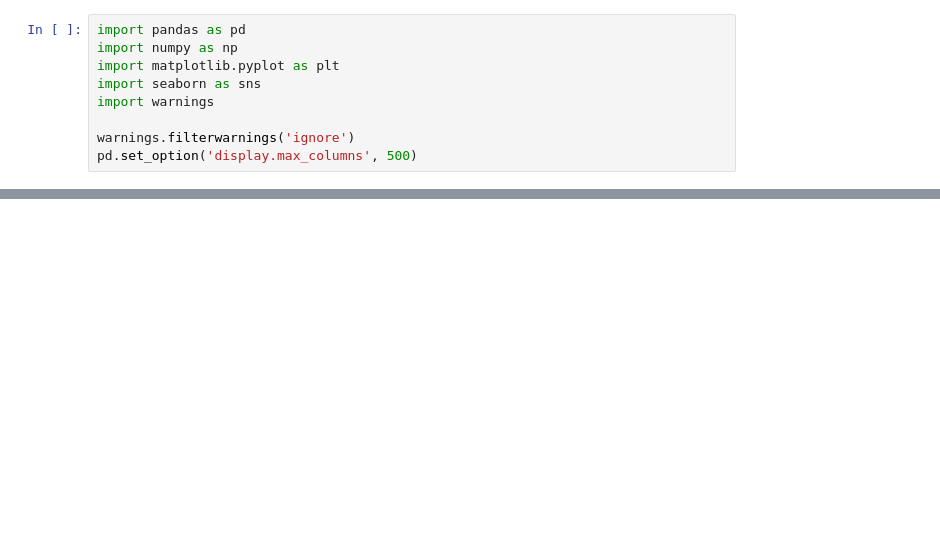
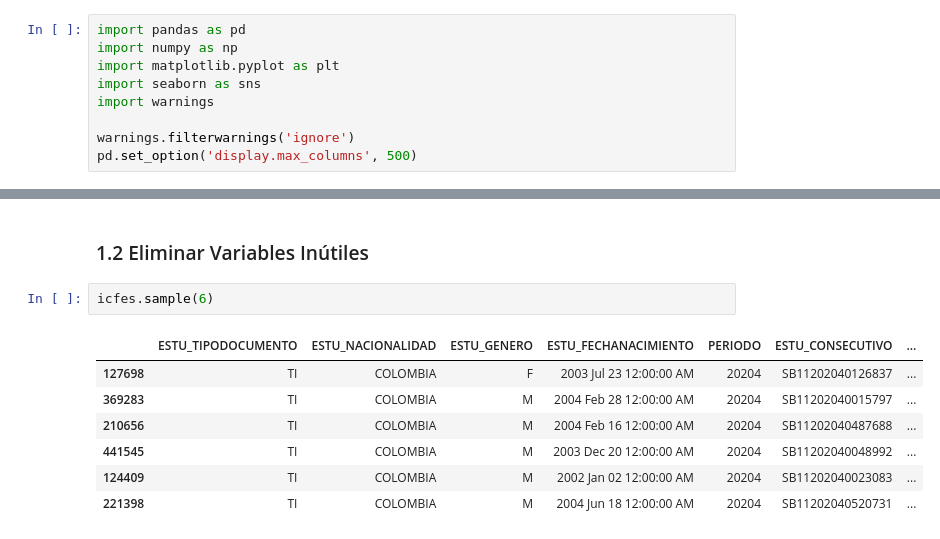
Before and after one commit to JorgeJordyJaimes/icfes-app, a Jupyter notebook: notebooks/1.carga-datos.ipynb, the cells around one changed output, grey strips where cells are left out. Saved outputs shown, nothing was run; the diff lists cells and outputs as text; blank space fills up the shorter version.

```diff
--- a/notebooks/1.carga-datos.ipynb
+++ b/notebooks/1.carga-datos.ipynb
@@ -32,0 +48,12 @@ Archivo cargado desde: C:\Users\CACTU\Downloads\Proyectos\icfes-2020\data\icfes.
+# %% [markdown]
+### 1.2 Eliminar Variables Inútiles
+# %%
+icfes.sample(6)
+# %% [output]
+|  | ESTU_TIPODOCUMENTO | ESTU_NACIONALIDAD | ESTU_GENERO | ESTU_FECHANACIMIENTO | PERIODO | ESTU_CONSECUTIVO | ... |
+| 127698 | TI | COLOMBIA | F | 2003 Jul 23 12:00:00 AM | 20204 | SB11202040126837 | ... |
+| 369283 | TI | COLOMBIA | M | 2004 Feb 28 12:00:00 AM | 20204 | SB11202040015797 | ... |
+| 210656 | TI | COLOMBIA | M | 2004 Feb 16 12:00:00 AM | 20204 | SB11202040487688 | ... |
+| 441545 | TI | COLOMBIA | M | 2003 Dec 20 12:00:00 AM | 20204 | SB11202040048992 | ... |
+| 124409 | TI | COLOMBIA | M | 2002 Jan 02 12:00:00 AM | 20204 | SB11202040023083 | ... |
+| 221398 | TI | COLOMBIA | M | 2004 Jun 18 12:00:00 AM | 20204 | SB11202040520731 | ... |
```
Also changed, not shown: parts of 31 cells of this notebook.
